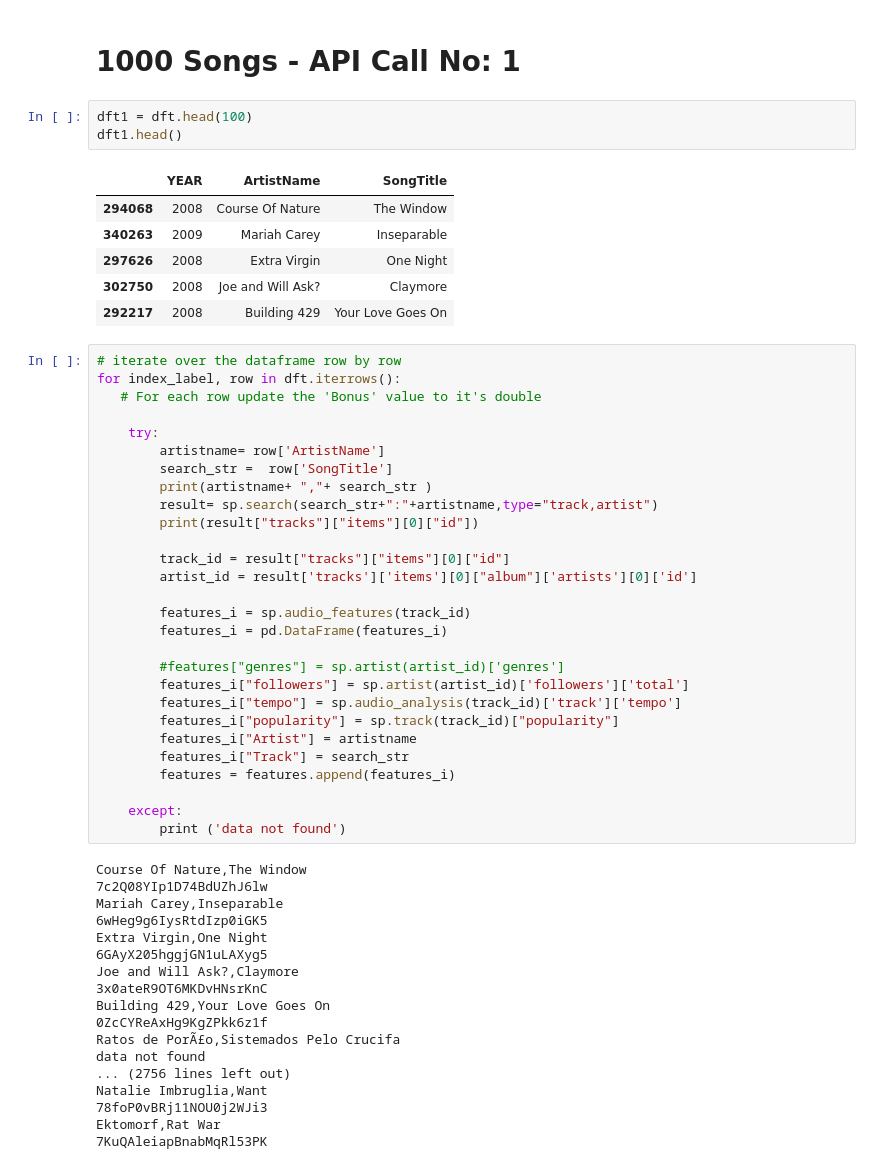
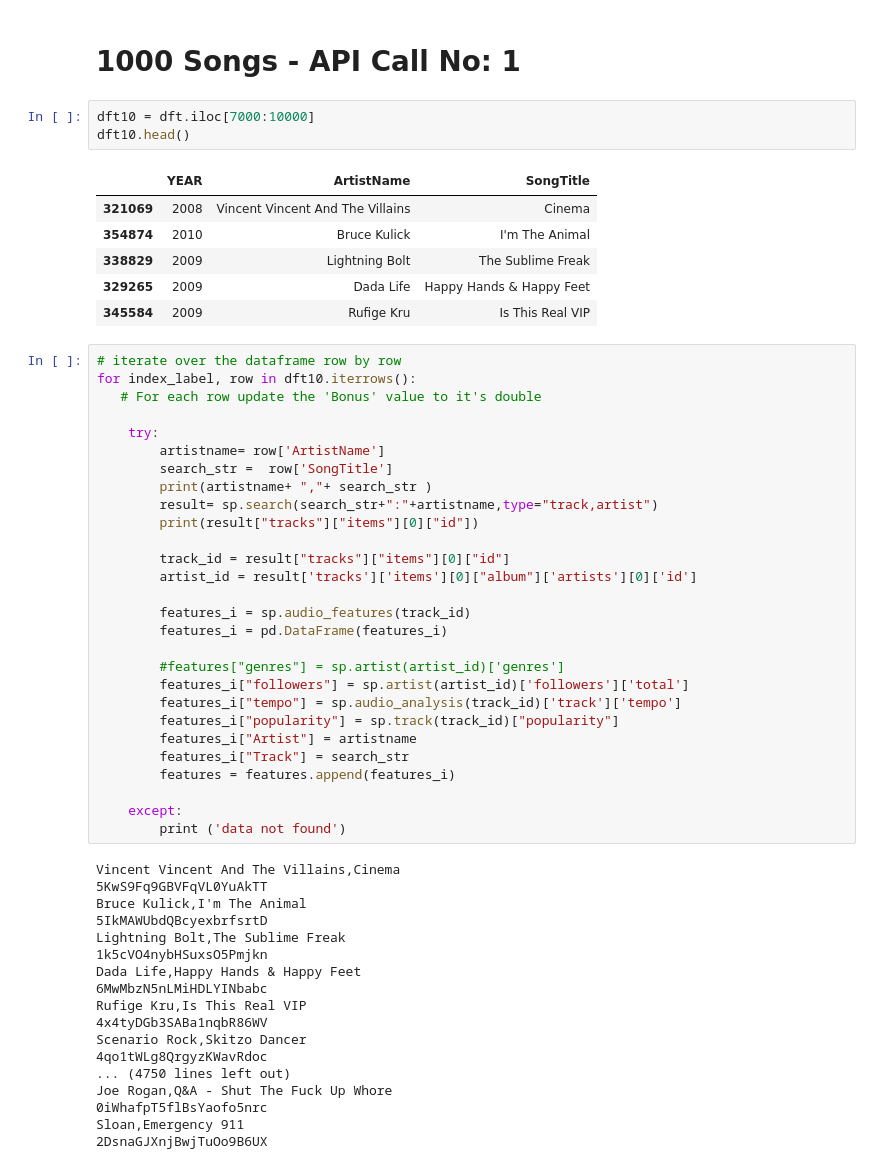
Before and after one commit to re-ga-na/spotify-song-popularity, a Jupyter notebook: 1. million_songs_datacleaning-v3.1_SK-New_Features-10k(in progress).ipynb, the cells around one changed output. Saved outputs shown, nothing was run; the diff lists cells and outputs as text.

```diff
--- a/1. million_songs_datacleaning-v3.1_SK-New_Features-10k(in progress).ipynb
+++ b/1. million_songs_datacleaning-v3.1_SK-New_Features-10k(in progress).ipynb
@@ -100,19 +100,19 @@ features
 1 rows × 22 columns
 # %% [markdown]
 # 1000 Songs - API Call No: 1
-# %%
-dft1 = dft.head(100)
-dft1.head()
-# %% [output]
-|  | YEAR | ArtistName | SongTitle |
-| 294068 | 2008 | Course Of Nature | The Window |
-| 340263 | 2009 | Mariah Carey | Inseparable |
-| 297626 | 2008 | Extra Virgin | One Night |
-| 302750 | 2008 | Joe and Will Ask? | Claymore |
-| 292217 | 2008 | Building 429 | Your Love Goes On |
+# %%
+dft10 = dft.iloc[7000:10000]
+dft10.head()
+# %% [output]
+|  | YEAR | ArtistName | SongTitle |
+| 321069 | 2008 | Vincent Vincent And The Villains | Cinema |
+| 354874 | 2010 | Bruce Kulick | I'm The Animal |
+| 338829 | 2009 | Lightning Bolt | The Sublime Freak |
+| 329265 | 2009 | Dada Life | Happy Hands & Happy Feet |
+| 345584 | 2009 | Rufige Kru | Is This Real VIP |
 # %%
 # iterate over the dataframe row by row
-for index_label, row in dft.iterrows():
+for index_label, row in dft10.iterrows():
    # For each row update the 'Bonus' value to it's double
 
     try:
@@ -139,23 +139,23 @@ for index_label, row in dft.iterrows():
     except:
         print ('data not found')
 # %% [output]
-Course Of Nature,The Window
-7c2Q08YIp1D74BdUZhJ6lw
-Mariah Carey,Inseparable
-6wHeg9g6IysRtdIzp0iGK5
-Extra Virgin,One Night
-6GAyX205hggjGN1uLAXyg5
-Joe and Will Ask?,Claymore
-3x0ateR9OT6MKDvHNsrKnC
-Building 429,Your Love Goes On
-0ZcCYReAxHg9KgZPkk6z1f
-Ratos de PorÃ£o,Sistemados Pelo Crucifa
-data not found
-... (2756 lines left out)
-Natalie Imbruglia,Want
-78foP0vBRj11NOU0j2WJi3
-Ektomorf,Rat War
-7KuQAleiapBnabMqRl53PK
+Vincent Vincent And The Villains,Cinema
+5KwS9Fq9GBVFqVL0YuAkTT
+Bruce Kulick,I'm The Animal
+5IkMAWUbdQBcyexbrfsrtD
+Lightning Bolt,The Sublime Freak
+1k5cVO4nybHSuxsO5Pmjkn
+Dada Life,Happy Hands & Happy Feet
+6MwMbzN5nLMiHDLYINbabc
+Rufige Kru,Is This Real VIP
+4x4tyDGb3SABa1nqbR86WV
+Scenario Rock,Skitzo Dancer
+4qo1tWLg8QrgyzKWavRdoc
+... (4750 lines left out)
+Joe Rogan,Q&A - Shut The Fuck Up Whore
+0iWhafpT5flBsYaofo5nrc
+Sloan,Emergency 911
+2DsnaGJXnjBwjTuOo9B6UX
 # %%
 features = features.drop(columns=['analysis_url', 'id', 'track_href', 'type', 'uri'])
 features
```
Also changed, not shown: parts of 5 cells of this notebook, 4 other files.
